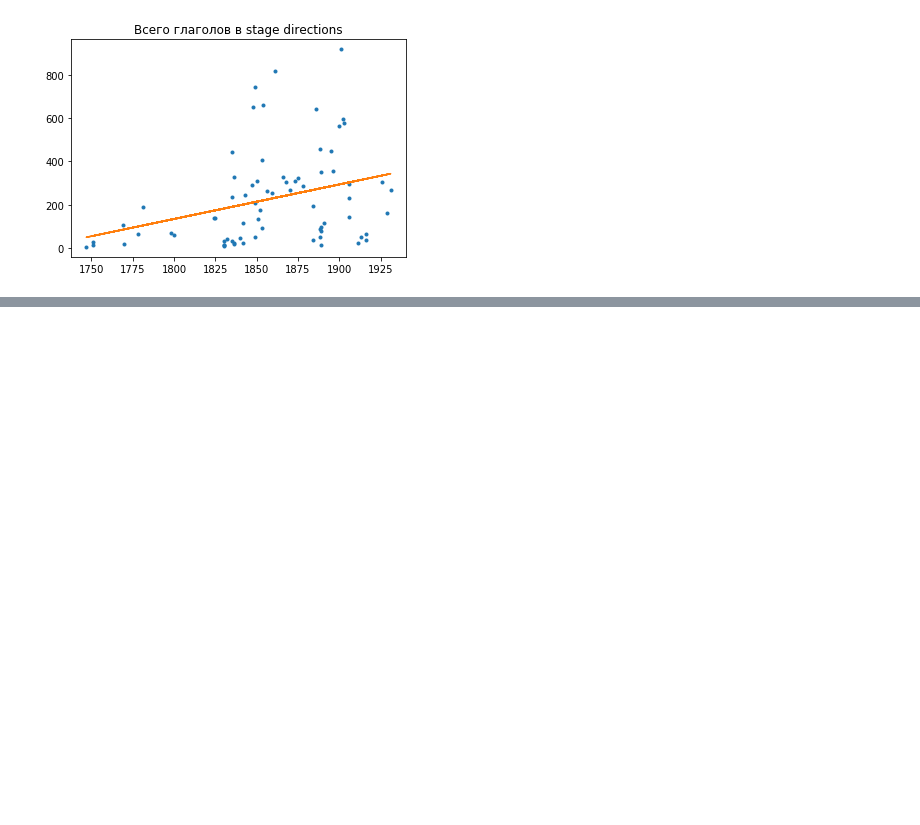
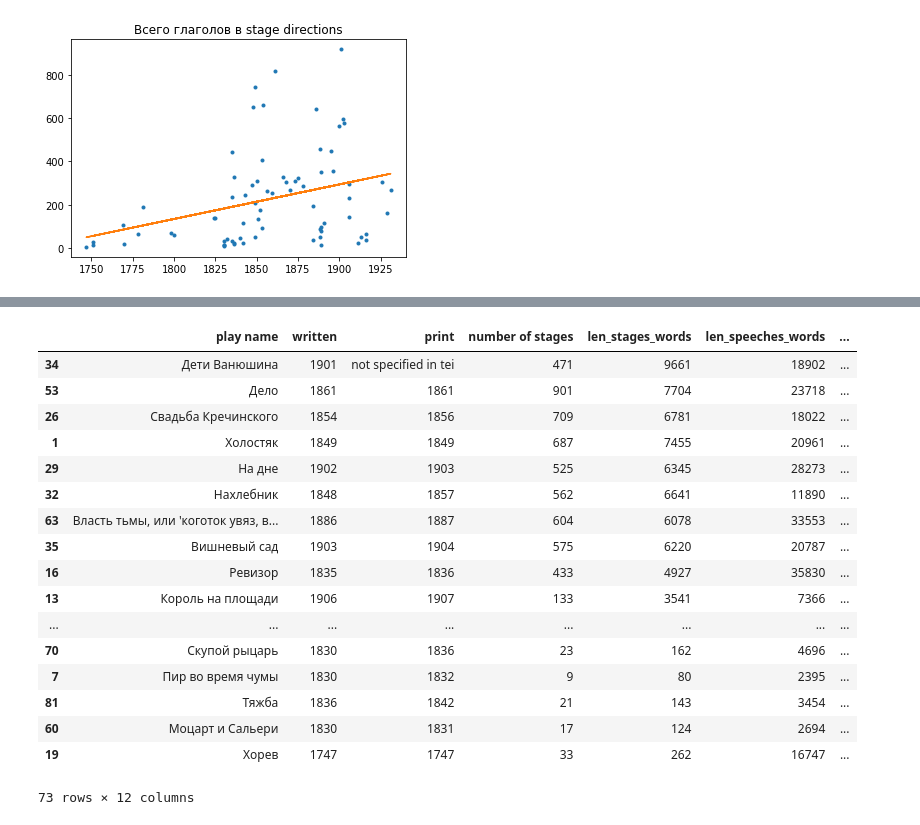
Before and after one commit to lehkost/RusDraCor, a Jupyter notebook: Calculating_stuff_in_plays/EpificationOfRussianDrama/RusDraCor Stage Directions Quantiative & Linguistic Analysis by Danya S..ipynb, the cells around one changed output, grey strips where cells are left out. Saved outputs shown, nothing was run; the diff lists cells and outputs as text; code cells hidden in the pictures; blank space fills up the shorter version.

```diff
--- a/Calculating_stuff_in_plays/EpificationOfRussianDrama/RusDraCor Stage Directions Quantiative & Linguistic Analysis by Danya S..ipynb
+++ b/Calculating_stuff_in_plays/EpificationOfRussianDrama/RusDraCor Stage Directions Quantiative & Linguistic Analysis by Danya S..ipynb
@@ -236,0 +262,21 @@ my_plotter (written, stages_data['total_number_of_verbs'], 'Всего глаг
+# %%
+stages_data.sort_values(by='number of unique verbs', ascending=False)
+# %% [output]
+|  | play name | written | print | number of stages | len_stages_words | len_speeches_words | ... |
+| 34 | Дети Ванюшина | 1901 | not specified in tei | 471 | 9661 | 18902 | ... |
+| 53 | Дело | 1861 | 1861 | 901 | 7704 | 23718 | ... |
+| 26 | Свадьба Кречинского | 1854 | 1856 | 709 | 6781 | 18022 | ... |
+| 1 | Холостяк | 1849 | 1849 | 687 | 7455 | 20961 | ... |
+| 29 | На дне | 1902 | 1903 | 525 | 6345 | 28273 | ... |
+| 32 | Нахлебник | 1848 | 1857 | 562 | 6641 | 11890 | ... |
+| 63 | Власть тьмы, или 'коготок увяз, в... | 1886 | 1887 | 604 | 6078 | 33553 | ... |
+| 35 | Вишневый сад | 1903 | 1904 | 575 | 6220 | 20787 | ... |
+| 16 | Ревизор | 1835 | 1836 | 433 | 4927 | 35830 | ... |
+| 13 | Король на площади | 1906 | 1907 | 133 | 3541 | 7366 | ... |
+| ... | ... | ... | ... | ... | ... | ... | ... |
+| 70 | Скупой рыцарь | 1830 | 1836 | 23 | 162 | 4696 | ... |
+| 7 | Пир во время чумы | 1830 | 1832 | 9 | 80 | 2395 | ... |
+| 81 | Тяжба | 1836 | 1842 | 21 | 143 | 3454 | ... |
+| 60 | Моцарт и Сальери | 1830 | 1831 | 17 | 124 | 2694 | ... |
+| 19 | Хорев | 1747 | 1747 | 33 | 262 | 16747 | ... |
+73 rows × 12 columns
```
Also changed, not shown: parts of 2 cells of this notebook, 1 other file.
